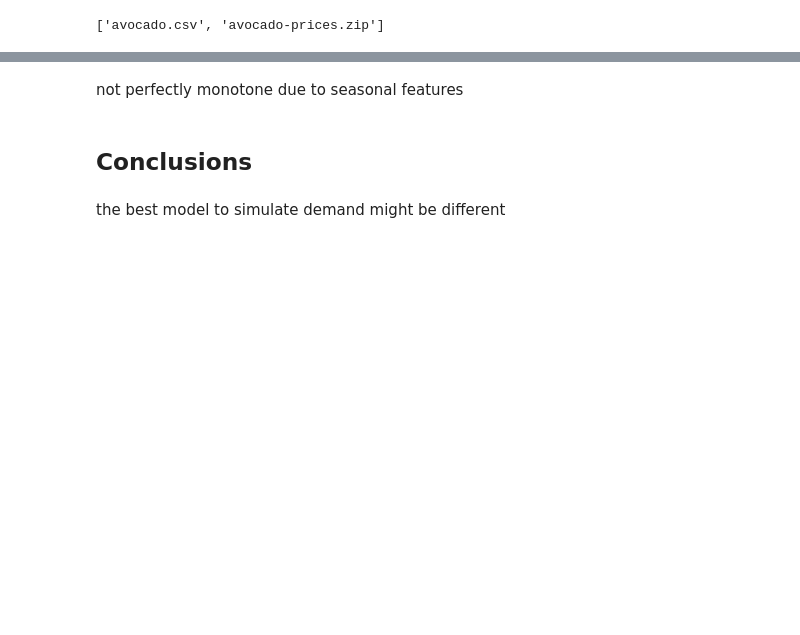
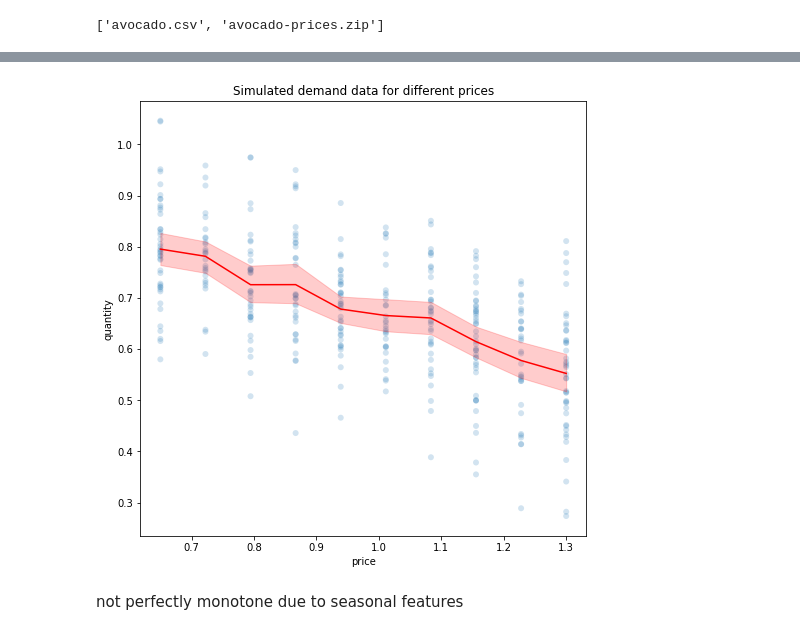
Before and after one commit to thxi/hse_thesis, a Jupyter notebook: notebooks/Demand simulation and online regression.ipynb, the cells around one changed output, grey strips where cells are left out. Cells and saved outputs as stored; diff of their text form; code cells hidden in the pictures; blank space fills up the shorter version.

Commit message:
add avocado simulation class

```diff
--- a/notebooks/Demand simulation and online regression.ipynb
+++ b/notebooks/Demand simulation and online regression.ipynb
@@ -587,6 +397,27 @@ plt.ylabel('quantity normalized');
+# %%
+env = PricingAvocadoBanditEnv(
+    num_arms=K, avocado_df=avocado_df, region=region, start_date=start_date
+)
+# %%
+# just choosing random prices as actions
+np.random.seed(1)
+sampled_prices = np.random.choice(range(K), size=T)
+# %%
+quantity = []
+for i in range(T):
+    action = sampled_prices[i]
+    observation, reward, done, info = env.step(action)
+    # print('step', observation, reward, done, info)
+    quantity.append(reward/env.action_to_price[action])
+# %%
+run_df = pd.DataFrame(np.array([sampled_prices, quantity]).T, columns=['price_unmapped', 'quantity'])
+run_df['price'] = run_df['price_unmapped'].map({i: j for i,j in enumerate(env.action_to_price)})
+# %%
+fig, ax = plt.subplots(figsize=(8, 8))
+sns.scatterplot(x='price', y='quantity', data=run_df, edgecolor='none', alpha=0.2)
+sns.lineplot(x='price', y='quantity', data=run_df, color='red')
+plt.title('Simulated demand data for different prices');
+# %% [output]
+[figure, added]
 # %% [markdown]
 not perfectly monotone due to seasonal features
-# %% [markdown]
-## Conclusions
-# %% [markdown]
-the best model to simulate demand might be different
```
Also changed, not shown: parts of 31 cells of this notebook, 5 other files.
